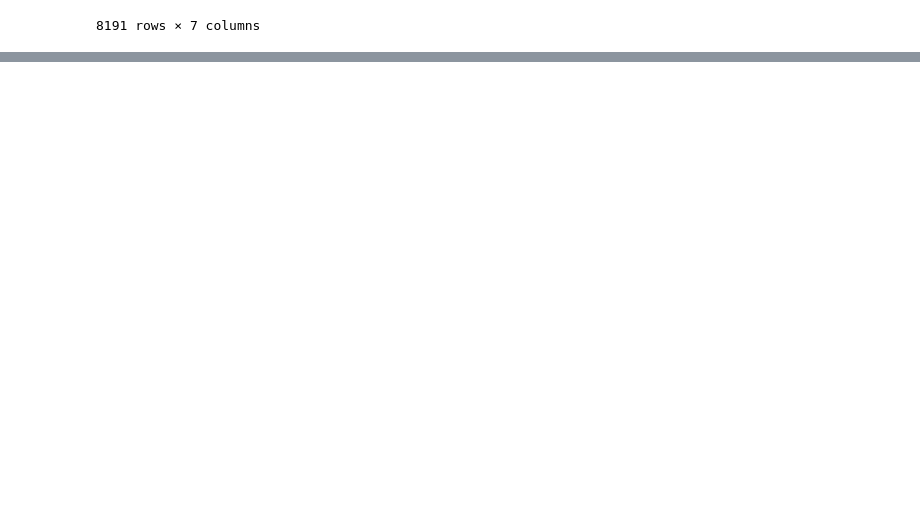
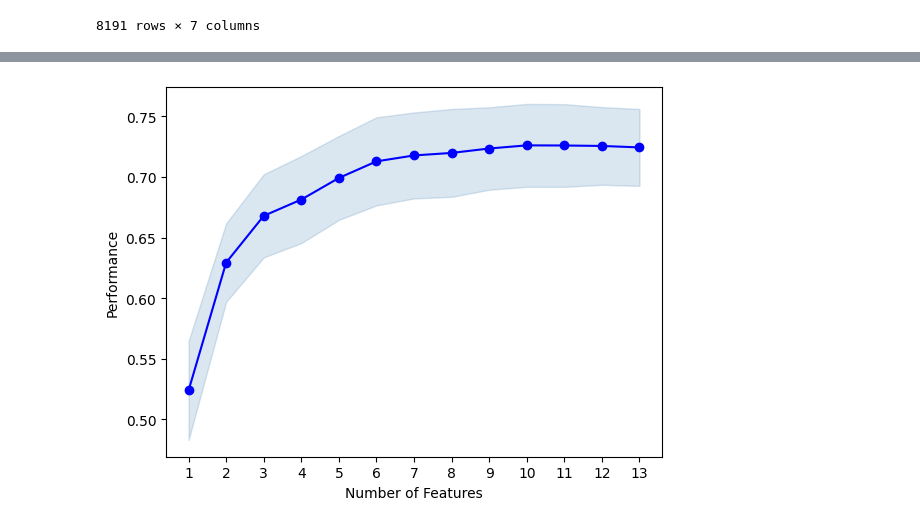
Before and after one commit to Sanya-Katiyar-Eng/ML_Basics, a Jupyter notebook: Algo/WrapperMethodFeatureSelection.ipynb, the cells around one changed output, grey strips where cells are left out. Drawn from its saved outputs; the diff is of its cells as text; code cells hidden in the pictures; blank space fills up the shorter version.

Commit message:
bacward or forward selection

```diff
--- a/Algo/WrapperMethodFeatureSelection.ipynb
+++ b/Algo/WrapperMethodFeatureSelection.ipynb
@@ -295,0 +427,3 @@ mat_df.sort_values('adjusted_r2',ascending=False)
+# %%
+x=df.drop(["medv"],axis=1)
+y=df["medv"]
@@ -295,0 +440,4 @@ mat_df.sort_values('adjusted_r2',ascending=False)
+# %%
+x_train,x_test,y_train,y_test=train_test_split(x,y,test_size=0.2,random_state=42)
+print(x_train.shape)
+print(x_test.shape)
@@ -295,0 +455,6 @@ mat_df.sort_values('adjusted_r2',ascending=False)
+# %%
+sc=StandardScaler()
+x_train=sc.fit_transform(x_train)
+x_test=sc.transform(x_test)
+print("After Scaler")
+x_train
@@ -295,0 +485,7 @@ mat_df.sort_values('adjusted_r2',ascending=False)
+# %%
+# (0, 3, 4, 5, 7, 8, 9, 10, 11, 12) //backward
+# ('0', '3', '4', '5', '7', '8', '9', '10', '11', '12')//first
+from mlxtend.feature_selection import SequentialFeatureSelector as SFS
+lr=LinearRegression()
+sfs1=SFS(lr,k_features="best",cv=5,forward=True,scoring="r2")
+sfs1.fit(x_train,y_train)
@@ -295,0 +524,5 @@ mat_df.sort_values('adjusted_r2',ascending=False)
+# %%
+from mlxtend.plotting import plot_sequential_feature_selection as plot
+fig=plot(sfs1.get_metric_dict(),kind="std_err")
+# %% [output]
+[figure, added]
```
Also changed, not shown: parts of 25 cells of this notebook, 1 other file.
